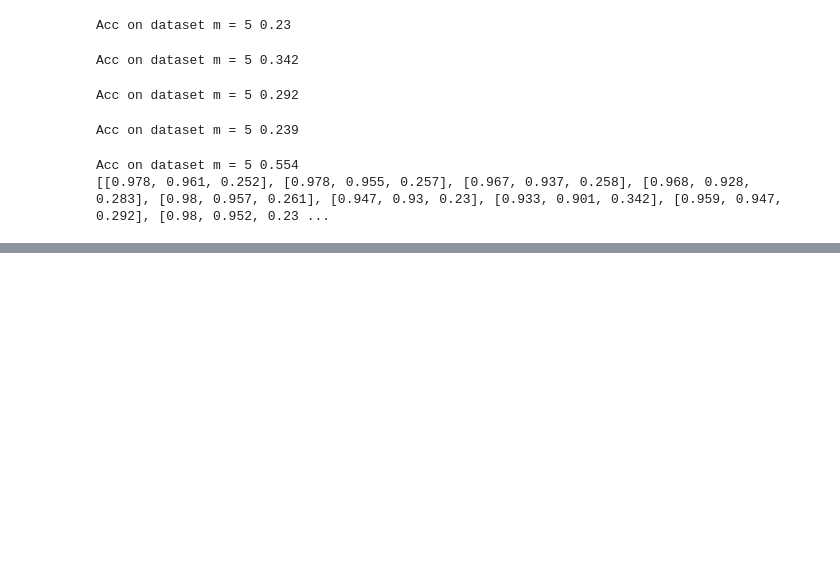
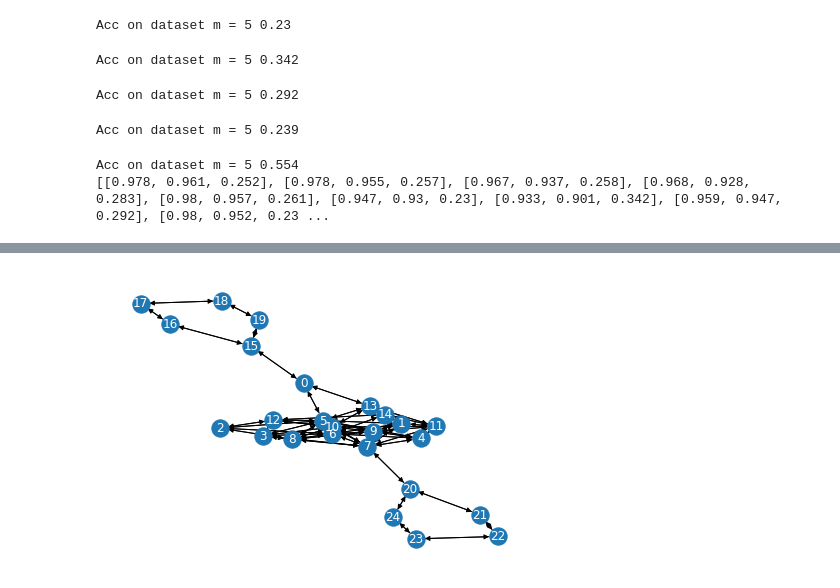
Before and after one commit to viclin0624/CGB, a Jupyter notebook: benchmarks/fixed_model.ipynb, the cells around one changed output, grey strips where cells are left out. Cells and saved outputs as stored; diff of their text form; code cells hidden in the pictures; blank space fills up the shorter version.

```diff
--- a/benchmarks/fixed_model.ipynb
+++ b/benchmarks/fixed_model.ipynb
@@ -360,14 +371,14 @@ class Net3(torch.nn.Module):
             print(hg)
         hg = self.fc(hg)
         return F.log_softmax(hg, dim=1)
-def model_train_with_dim(layers, dim, epochs_num = 150, m = 5, readout = 'Mean', graph_num = 1000):
+def model_train_with_dim(layers, dim, epochs_num = 150, m = 5, readout = 'Mean', graphs_num = 1000):
 
     EPOCHS_NUM = epochs_num
     m = m
     device = torch.device('cuda')
-    data = BA4labelDataset(graph_num = graph_num, m = m,nodes_num=25, perturb_dic = {4:'square_diagonal'})
+    data = BA4labelDataset(graphs_num = graphs_num, m = m,nodes_num=25, perturb_dic = {4:'square_diagonal'})
     dataloader = dgl.dataloading.GraphDataLoader(data, batch_size = 16, shuffle = True)
-    data = BA4labelDataset(graph_num = graph_num, m = m,nodes_num=25, perturb_dic = {4:'square_diagonal'})
+    data = BA4labelDataset(graphs_num = graphs_num, m = m,nodes_num=25, perturb_dic = {4:'square_diagonal'})
     testdataloader = dgl.dataloading.GraphDataLoader(data, batch_size = 16, shuffle = True)
     model = Net3(data.num_node_features, data.num_classes, layers, True,
                                         'GraphConvWL', dim = dim, readout = readout).to(device)
@@ -652,0 +688,11 @@ Acc on dataset m = 5 0.554
+# %%
+device = torch.device('cuda')
+result = []
+for _ in range(10):
+    model_5, train_acc_5, test_acc_5 = model_train_with_dim(3,32,150, m = 5, readout = 'Max', graphs_num=3000)
+    temp = test_model_with_another_m(model_5, 1)
+    print('Acc on dataset m = 1', temp)
+    result.append([train_acc_5, test_acc_5,temp])
+print(result, np.mean(result, axis = 0))
+result_df = pd.DataFrame(result, columns = ['train_acc','test_acc','test2_acc'])
+result_df.to_csv('./result/sample3k_max_m5_1.csv')
@@ -652,0 +833,8 @@ Acc on dataset m = 5 0.554
+# %%
+g, _, label = test_model_fixed(model_fixed, nodes_num = 25)
+# %%
+G = dgl.to_networkx(g.cpu())
+pos = nx.spring_layout(G, seed = 0)
+nx.draw(G, pos, with_labels = True, font_color = 'white')
+# %% [output]
+[figure, added]
```
Also changed, not shown: parts of 14 cells of this notebook, 7 other files.
